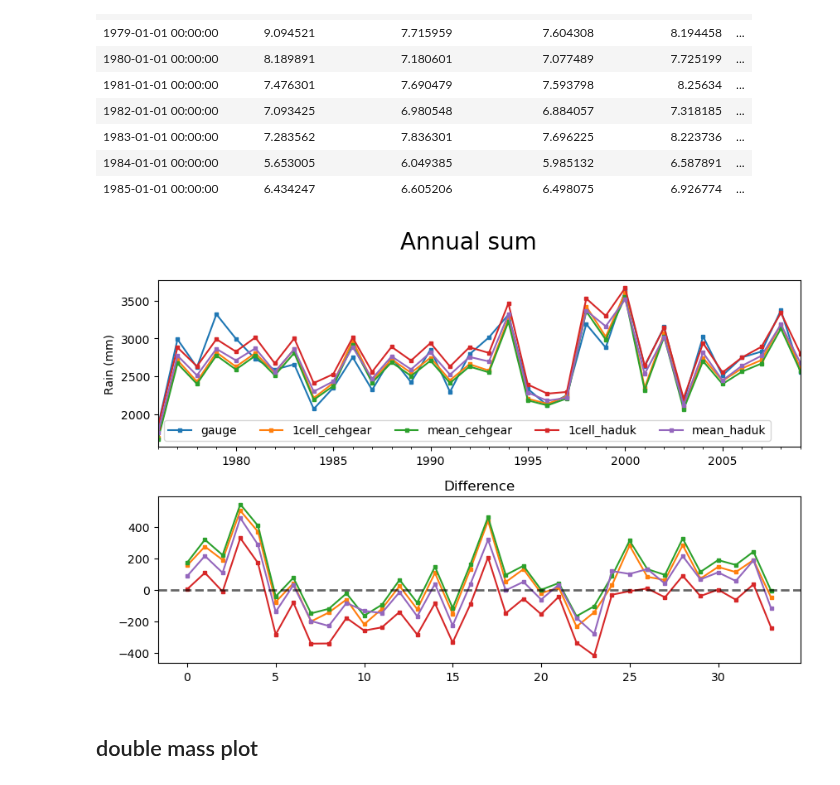
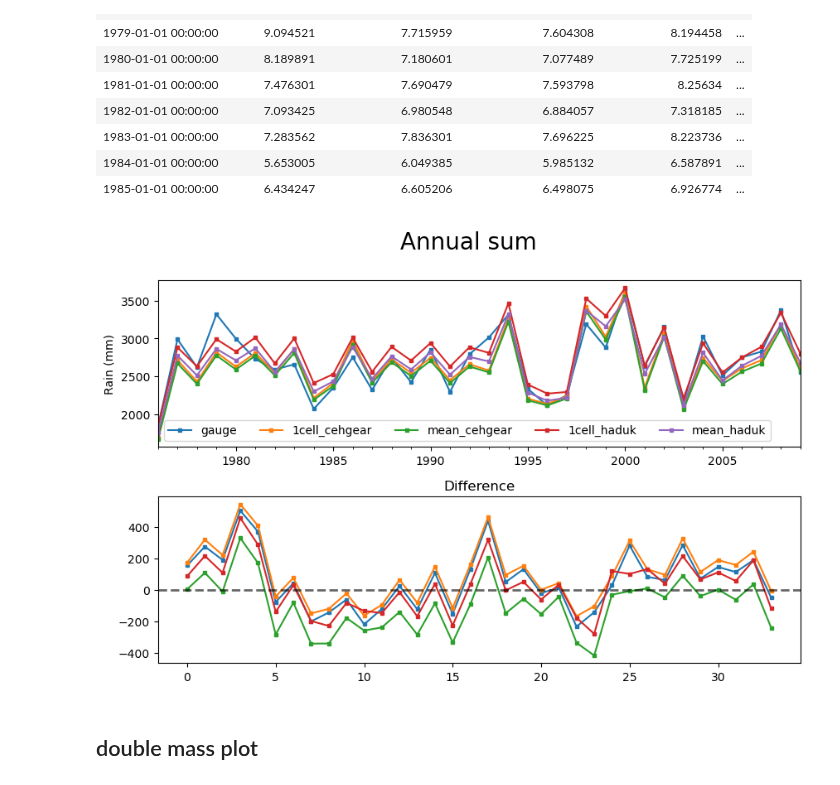
Before and after one commit to Thomasjkeel/FDRI-comparing-rainfall-data-in-upper-severn, a Jupyter notebook: notebooks/Carreg_wen_gauge_vs_grid.ipynb, the cells around one changed output. Cells and saved outputs as stored; diff of their text form; code cells hidden in the pictures.

```diff
--- a/notebooks/Carreg_wen_gauge_vs_grid.ipynb
+++ b/notebooks/Carreg_wen_gauge_vs_grid.ipynb
@@ -224,18 +224,18 @@ stat_to_examine = 'sum'
 # %%
 fig, axes = plt.subplots(2, 1, figsize=(10, 6))
 annual_data_dir[stat_to_examine].to_pandas().set_index('time').plot(marker='s', markersize=3, ax=axes[0])
 for ind, col in enumerate(annual_data_dir[stat_to_examine].columns[2:]):
-    axes[1].plot(calc_difference_from_gauge(annual_data_dir[stat_to_examine], col), marker='s', markersize=3, label=col, color=f'C{1+ind}')
+    axes[1].plot(calc_difference_from_gauge(annual_data_dir[stat_to_examine], col), marker='s', markersize=3, label=col, color=f'C{ind}')
 
 axes[0].legend([col.split('rain_mm_')[-1] for col in annual_data_dir['mean'].columns[1:]], ncols=5)
 axes[0].set_ylabel(f"Rain (mm)"); axes[0].set_xlabel('')
 
 axes[1].set_title("Difference")
 axes[1].axhline(0, color='k', linewidth=2, alpha=.6, linestyle='--')
 plt.suptitle(f"Annual {stat_to_examine}", size=20)
 plt.subplots_adjust(hspace=.3)
 # %% [output]
-[figure, old version]
+[figure, new version]
 # %% [markdown]
 ## double mass plot
 # %%
```
Also changed, not shown: parts of 7 cells of this notebook.
